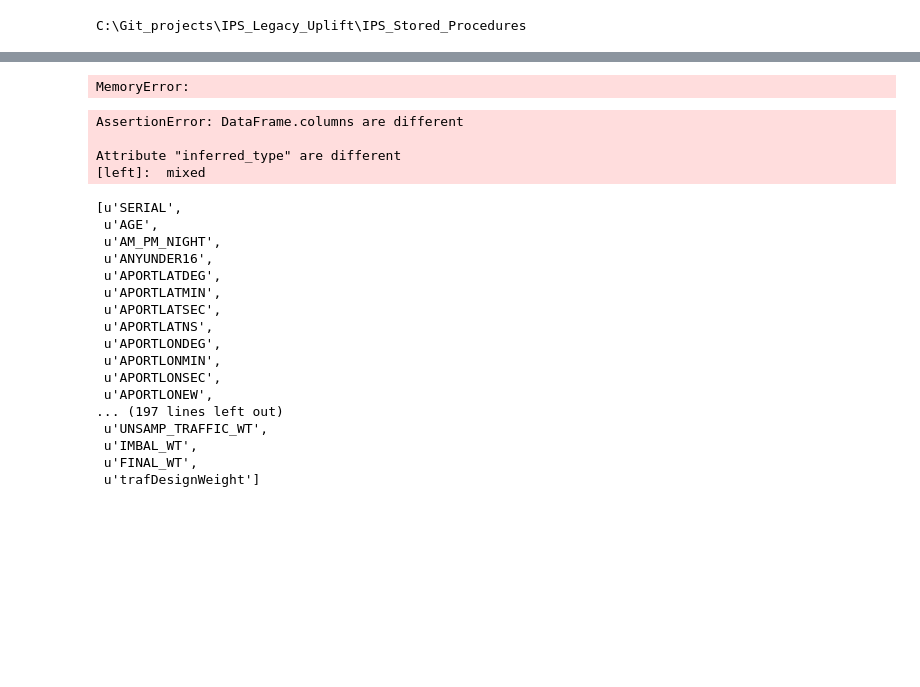
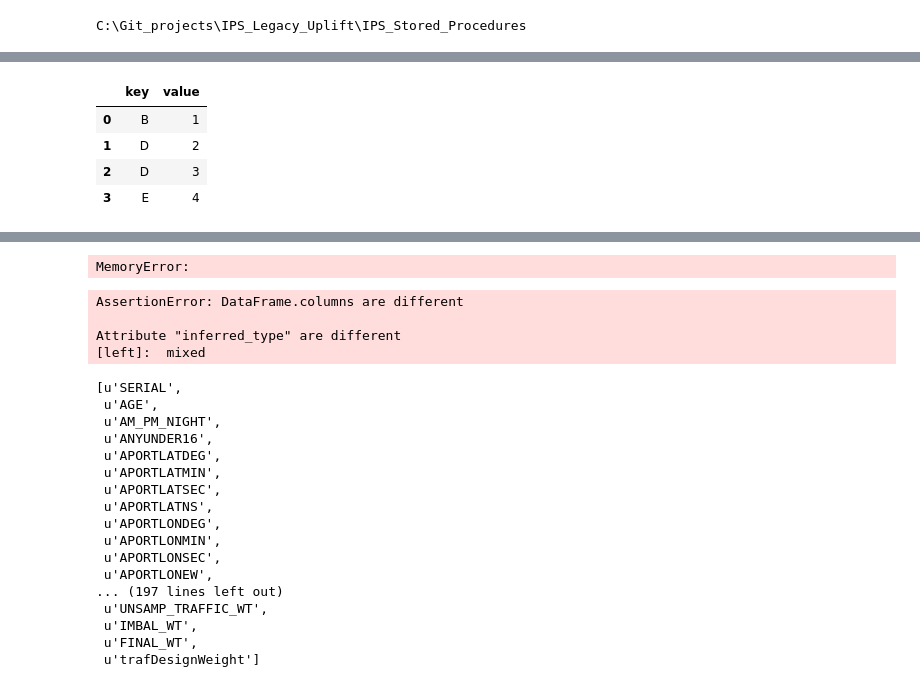
Before and after one commit to martyncolmer/ips_legacy_uplift, a Jupyter notebook: IPS_Stored_Procedures/IPS_traffic_weight_calc_jupyter.ipynb, the cells around one changed output, grey strips where cells are left out. Drawn from its saved outputs; the diff is of its cells as text; code cells hidden in the pictures; blank space fills up the shorter version.

```diff
--- a/IPS_Stored_Procedures/IPS_traffic_weight_calc_jupyter.ipynb
+++ b/IPS_Stored_Procedures/IPS_traffic_weight_calc_jupyter.ipynb
@@ -98,0 +362,8 @@ assert_frame_equal(df_survey, df) # these are equal
+# %%
+df2
+# %% [output]
+|  | key | value |
+| 0 | B | 1 |
+| 1 | D | 2 |
+| 2 | D | 3 |
+| 3 | E | 4 |
```
Also changed, not shown: parts of 26 cells of this notebook, 3 other files.
